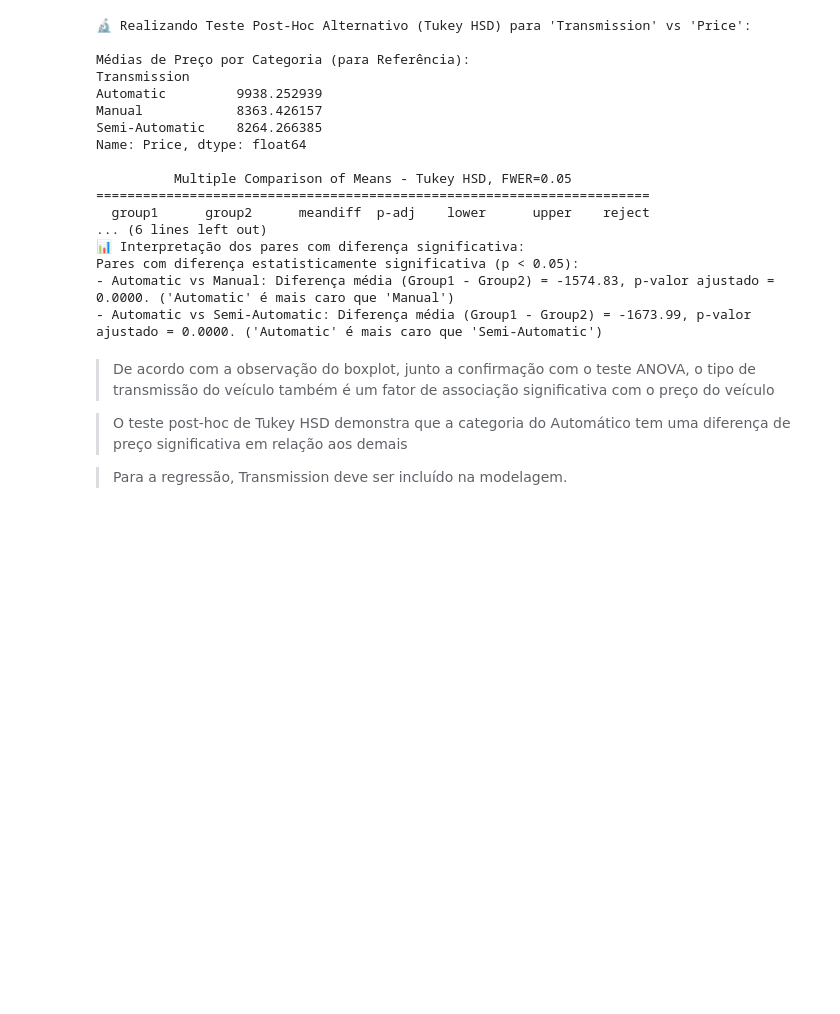
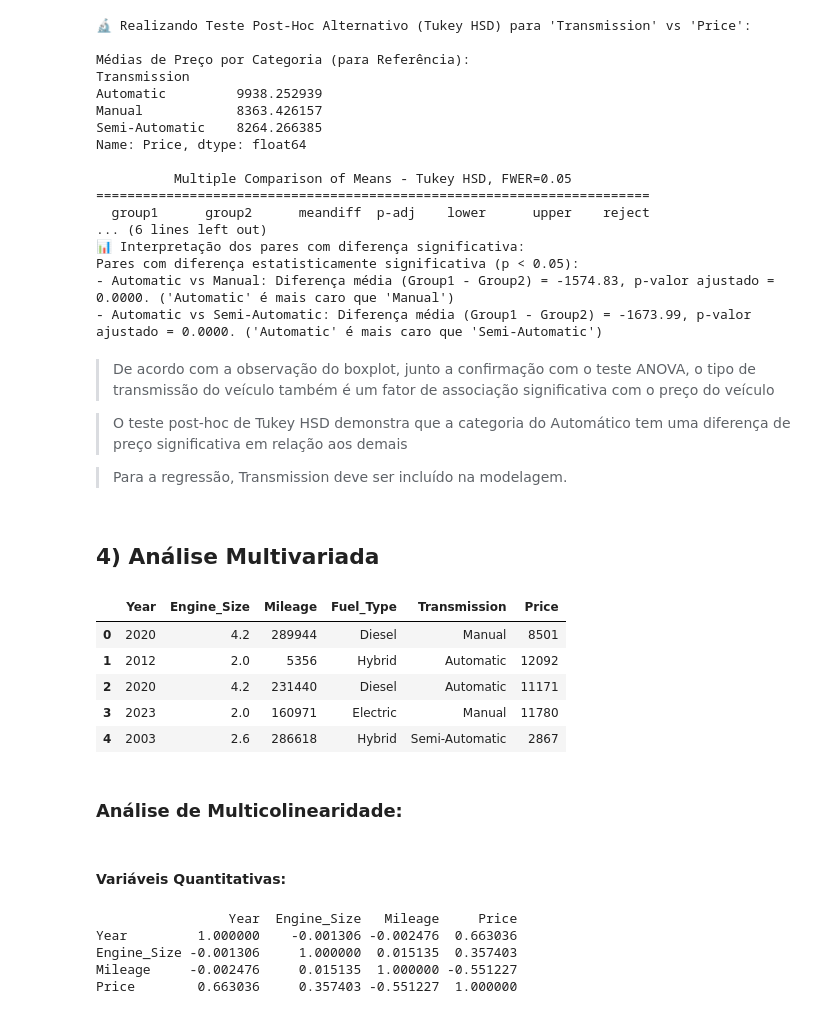
Before and after one commit to gabrielgvss/Regressao-Precos-Carros, a Jupyter notebook: notebooks/EDA.ipynb, the cells around one changed output. Cells and saved outputs as stored; diff of their text form; code cells hidden in the pictures; blank space fills up the shorter version.

Commit message:
Conclusão da EDA com Análise Multivariada

```diff
--- a/notebooks/EDA.ipynb
+++ b/notebooks/EDA.ipynb
@@ -1110,3 +1111,31 @@ Pares com diferença estatisticamente significativa (p < 0.05):
 > O teste post-hoc de Tukey HSD demonstra que a categoria do Automático tem uma diferença de preço significativa em relação aos demais
 
 > Para a regressão, Transmission deve ser incluído na modelagem.
+# %% [markdown]
+## 4) Análise Multivariada
+# %%
+# Separando variáveis quantitativas e categóricas selecionadas para o modelo
+variaveis_quantitativas_modelo = ['Year', 'Engine_Size', 'Mileage']
+variaveis_categoricas_modelo = ['Fuel_Type', 'Transmission']
+df_variaveis_correlacionadas = df[variaveis_quantitativas_modelo + variaveis_categoricas_modelo + ['Price']].copy()
+
+df_variaveis_correlacionadas.head()
+# %% [output]
+|  | Year | Engine_Size | Mileage | Fuel_Type | Transmission | Price |
+| 0 | 2020 | 4.2 | 289944 | Diesel | Manual | 8501 |
+| 1 | 2012 | 2.0 | 5356 | Hybrid | Automatic | 12092 |
+| 2 | 2020 | 4.2 | 231440 | Diesel | Automatic | 11171 |
+| 3 | 2023 | 2.0 | 160971 | Electric | Manual | 11780 |
+| 4 | 2003 | 2.6 | 286618 | Hybrid | Semi-Automatic | 2867 |
+# %% [markdown]
+### Análise de Multicolinearidade:
+# %% [markdown]
+#### Variáveis Quantitativas:
+# %%
+print(df_variaveis_correlacionadas.corr(numeric_only=True))
+# %% [output]
+                 Year  Engine_Size   Mileage     Price
+Year         1.000000    -0.001306 -0.002476  0.663036
+Engine_Size -0.001306     1.000000  0.015135  0.357403
+Mileage     -0.002476     0.015135  1.000000 -0.551227
+Price        0.663036     0.357403 -0.551227  1.000000
```
Also changed, not shown: parts of 12 cells of this notebook, 1 other file.
